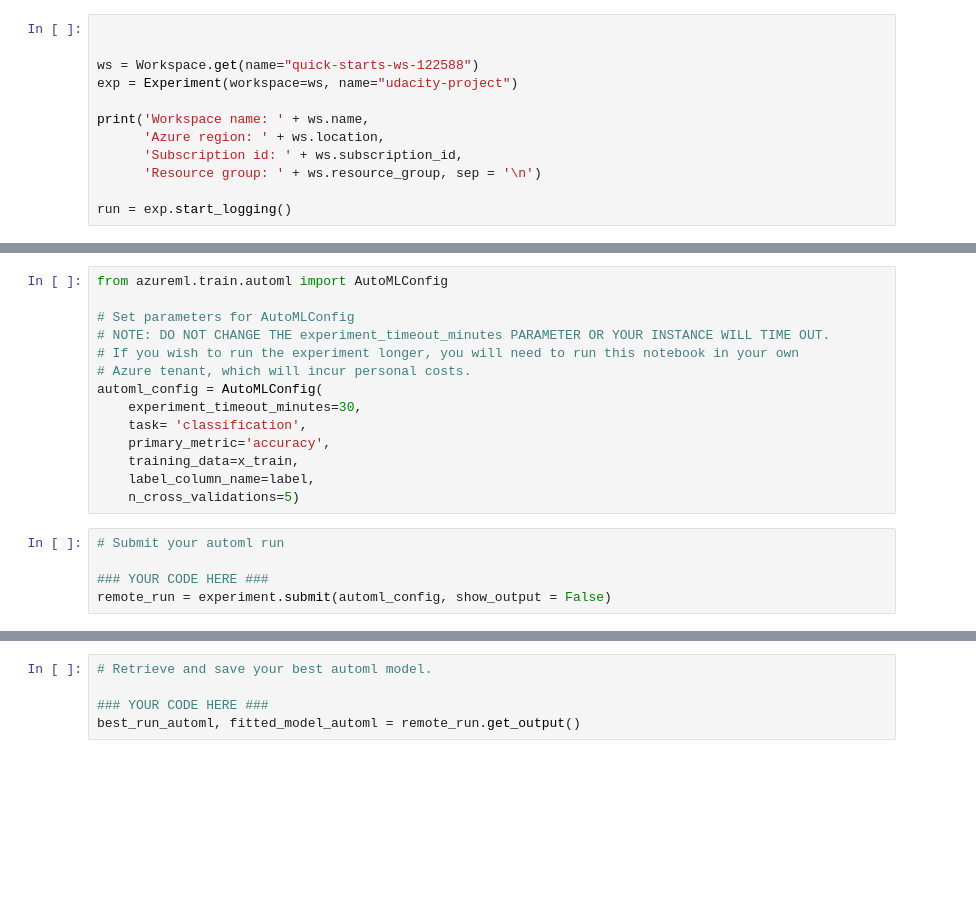
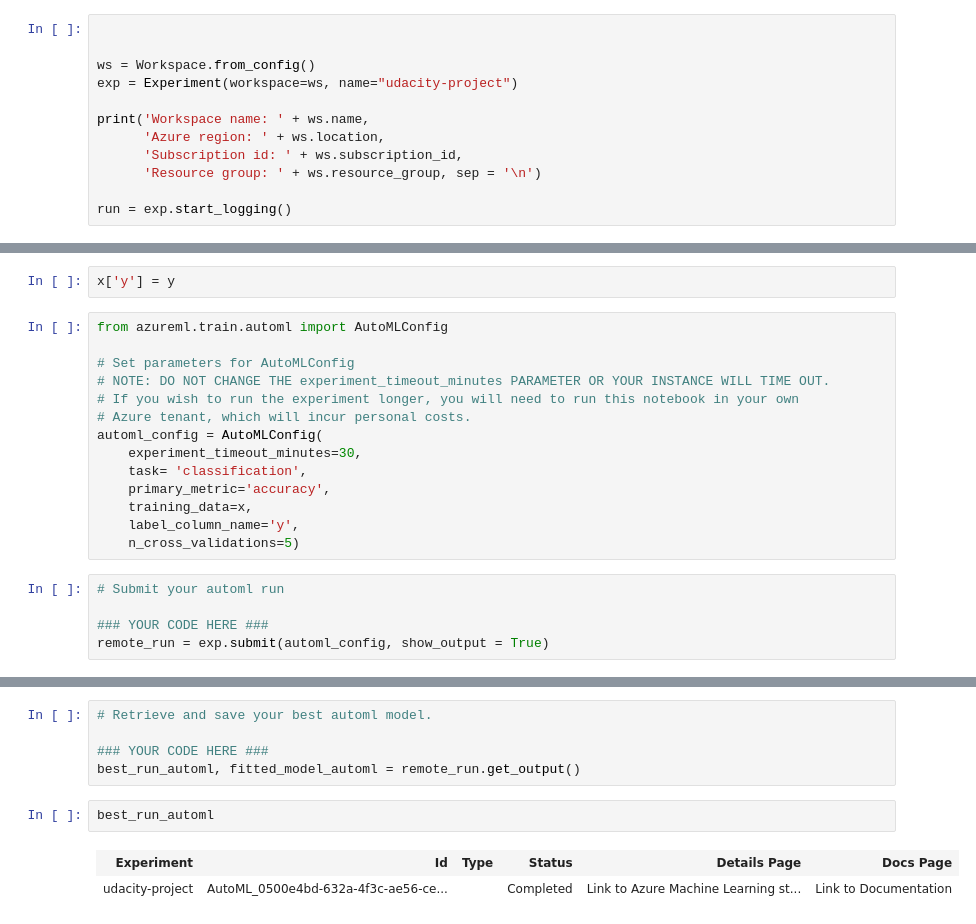
Before and after one commit to asuresh1/nd00333_AZMLND_Optimizing_a_Pipeline_in_Azure-Starter_Files, a Jupyter notebook: udacity-project.ipynb, the cells around one changed output, grey strips where cells are left out. Drawn from its saved outputs; the diff is of its cells as text; blank space fills up the shorter version.

```diff
--- a/udacity-project.ipynb
+++ b/udacity-project.ipynb
@@ -6,7 +6,7 @@ Workspace.create(name='quick-starts-ws-122588', subscription_id='a1ebbd25-46bc-4
 # %%
 
 
-ws = Workspace.get(name="quick-starts-ws-122588")
+ws = Workspace.from_config()
 exp = Experiment(workspace=ws, name="udacity-project")
 
 print('Workspace name: ' + ws.name,
@@ -114,3 +129,5 @@ NameError: name 'x' is not defined
+# %%
+x['y'] = y
 # %%
 from azureml.train.automl import AutoMLConfig
 
@@ -122,11 +139,11 @@ automl_config = AutoMLConfig(
     experiment_timeout_minutes=30,
     task= 'classification',
     primary_metric='accuracy',
-    training_data=x_train,
-    label_column_name=label,
+    training_data=x,
+    label_column_name='y',
     n_cross_validations=5)
 # %%
 # Submit your automl run
 
 ### YOUR CODE HERE ###
-remote_run = experiment.submit(automl_config, show_output = False)
+remote_run = exp.submit(automl_config, show_output = True)
@@ -135,3 +170,8 @@ remote_run = experiment.submit(automl_config, show_output = False)
 
 ### YOUR CODE HERE ###
 best_run_automl, fitted_model_automl = remote_run.get_output()
+# %%
+best_run_automl
+# %% [output]
+| Experiment | Id | Type | Status | Details Page | Docs Page |
+| udacity-project | AutoML_0500e4bd-632a-4f3c-ae56-ce... |  | Completed | Link to Azure Machine Learning st... | Link to Documentation |
```
Also changed, not shown: parts of 12 cells of this notebook, 1 other file.
